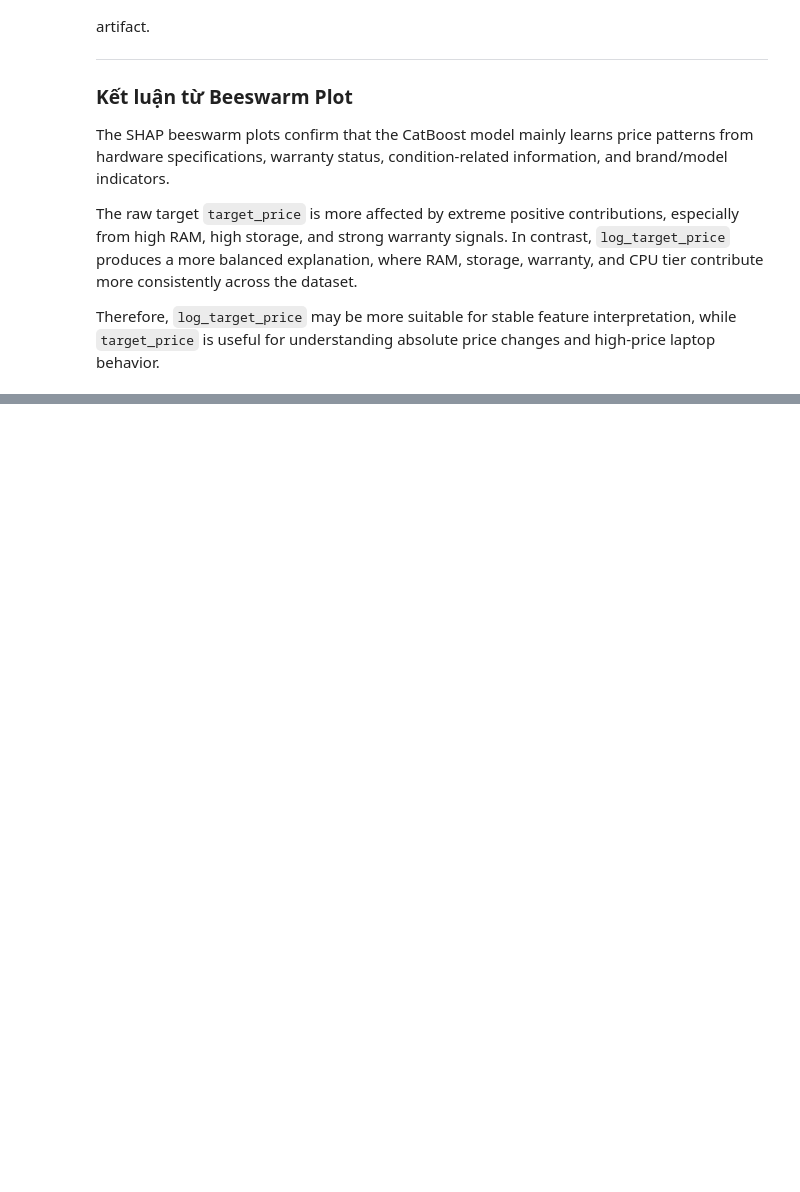
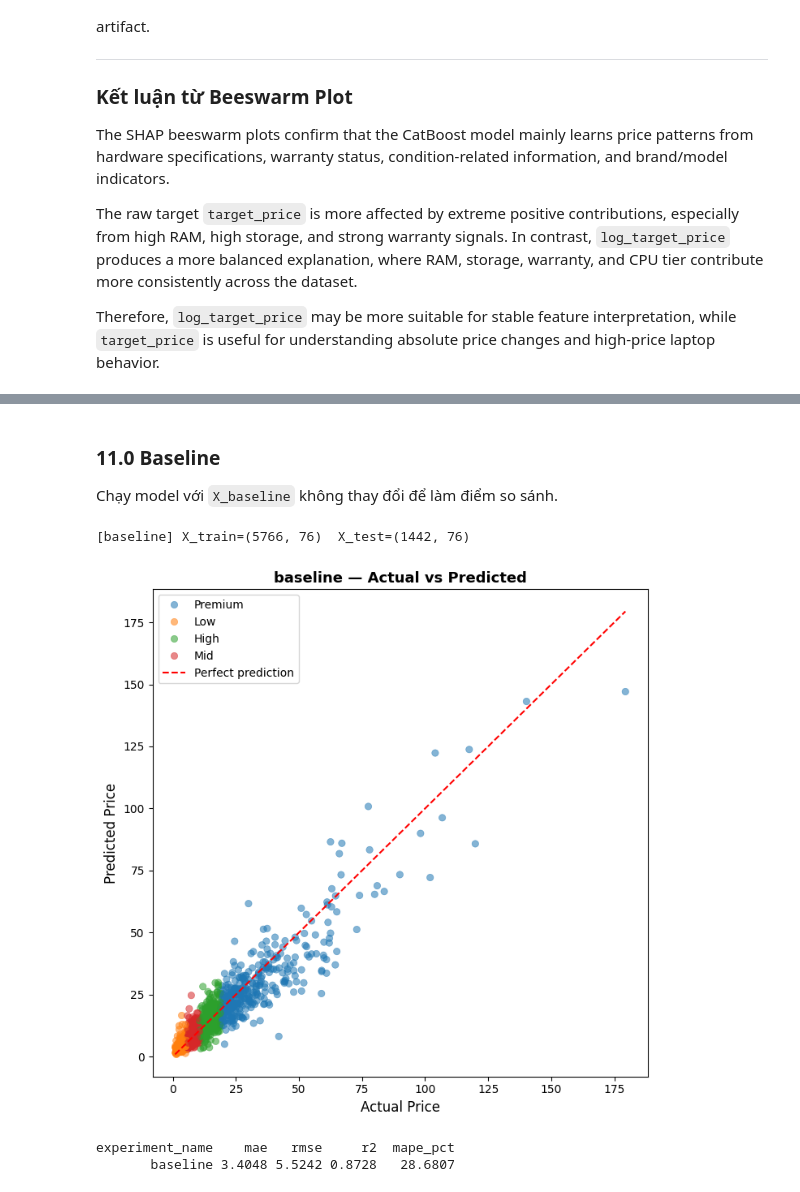
Before and after one commit to thisYui/Laptop-Price-Prediction, a Jupyter notebook: notebooks/modeling/11_feature_selection_and_ablation.ipynb, the cells around one changed output, grey strips where cells are left out. Drawn from its saved outputs; the diff is of its cells as text; code cells hidden in the pictures; blank space fills up the shorter version.

Commit message:
feature selection update

```diff
--- a/notebooks/modeling/11_feature_selection_and_ablation.ipynb
+++ b/notebooks/modeling/11_feature_selection_and_ablation.ipynb
@@ -2087,0 +1864,16 @@ TODO:
+# %%
+# ============================================================
+# 10.4  Baseline feature matrix  (numeric only, targets excluded)
+# ============================================================
+
+EXCLUDE_COLS = [TARGET_PRICE_COL, TARGET_LOG_PRICE_COL, SEGMENT_COL]
+EXCLUDE_COLS = [c for c in EXCLUDE_COLS if c in df.columns]
+
+X_baseline = (
+    df.drop(columns=EXCLUDE_COLS)
+      .select_dtypes(include=[np.number])
+      .copy()
+)
+
+print("X_baseline shape:", X_baseline.shape)
+print("Columns:", X_baseline.columns.tolist())
@@ -2087,0 +1961,20 @@ TODO:
+# %% [markdown]
+### 11.0 Baseline
+
+Chạy model với `X_baseline` không thay đổi để làm điểm so sánh.
+# %%
+result_baseline, metrics_baseline = run_experiment(
+    X=X_baseline,
+    y_log=y_log,
+    y_price=y_price,
+    train_idx=train_idx,
+    test_idx=test_idx,
+    seg_test=seg_test,
+    experiment_name="baseline",
+    plot=True,
+)
+# %% [output]
+[baseline] X_train=(5766, 76)  X_test=(1442, 76)
+[figure, added]
+experiment_name    mae   rmse     r2  mape_pct
+       baseline 3.4048 5.5242 0.8728   28.6807
```
Also changed, not shown: parts of 40 cells of this notebook, 3 other files.
